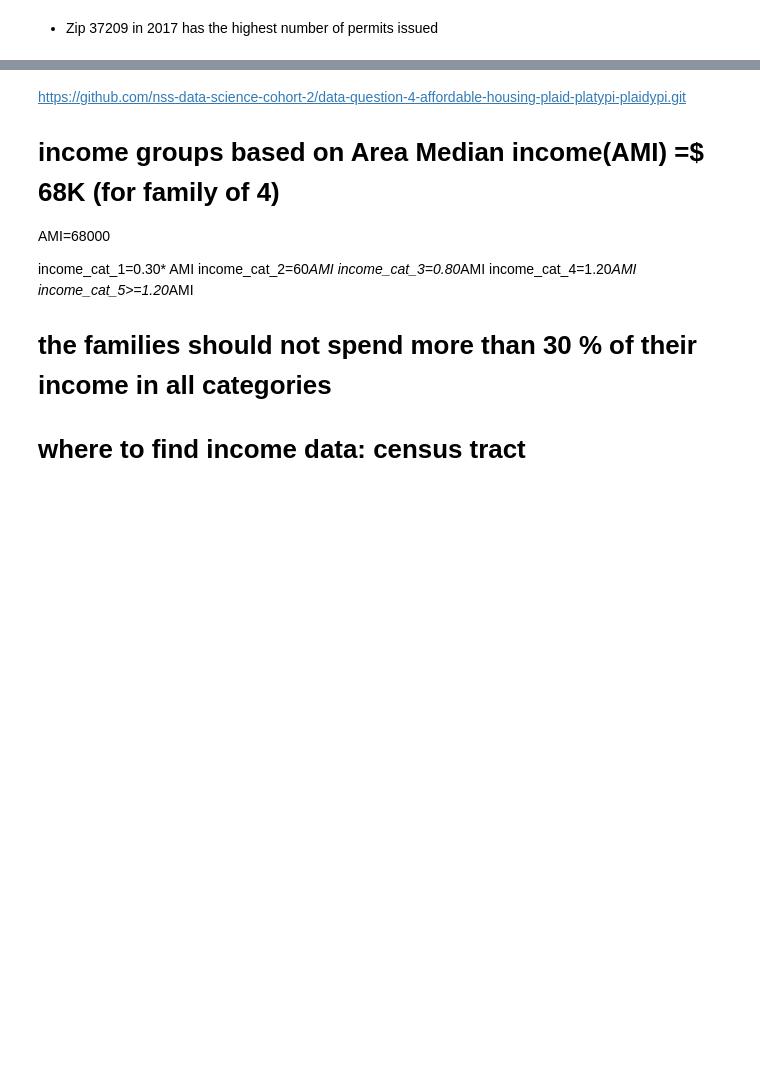
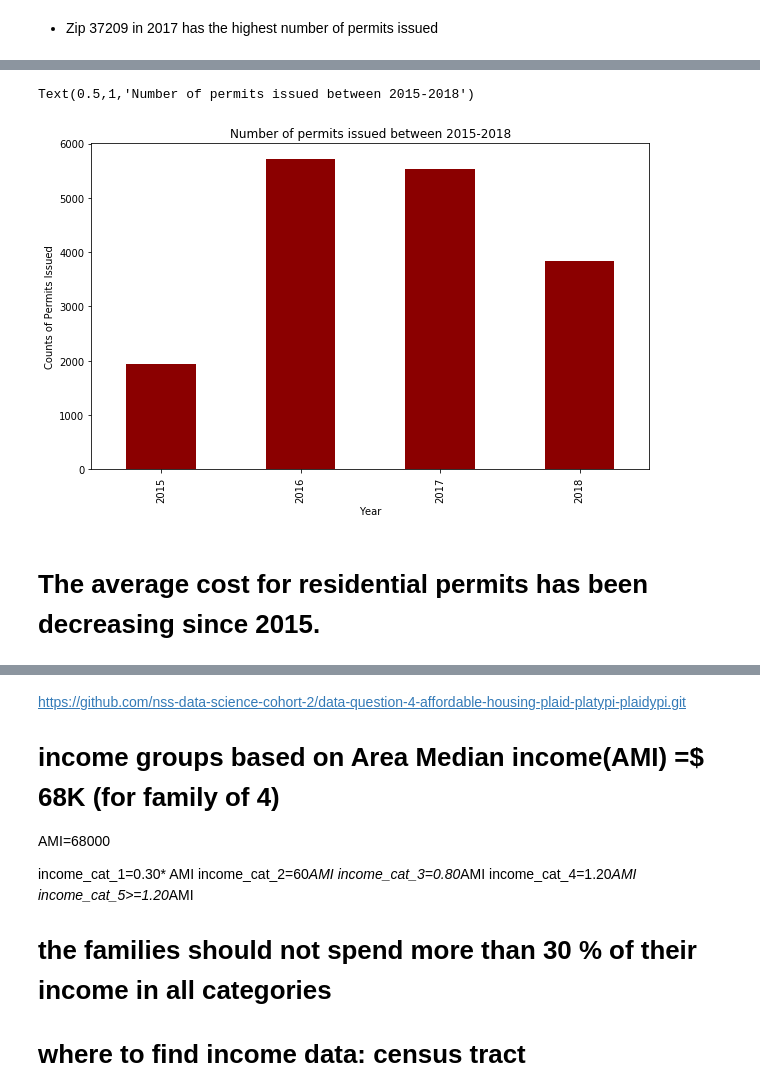
Before and after one commit to asidamo/affordable-housing, a Jupyter notebook: data_question_4.ipynb, the cells around one changed output, grey strips where cells are left out. Saved outputs shown, nothing was run; the diff lists cells and outputs as text; code cells hidden in the pictures; blank space fills up the shorter version.

```diff
--- a/data_question_4.ipynb
+++ b/data_question_4.ipynb
@@ -80,6 +105,12 @@ issued['location']=issued.location.str.replace(')','')
 # %%
 #  split the location column  by comma
 # issued['lat']=issued.location.str.split(',')
+# %%
+# covert Issued date column to datetime format and create a year column from the Issued date
+issued['Issued']=pd.to_datetime(issued.Issued)
+
+# create Year column
+issued['Year']=issued['Issued'].dt.year
 # %%
 # check data type of location column
 issued.location.dtype
@@ -158,0 +350,4 @@ residential=(issued.loc[issued['PermType'].isin(['CARN','CARR'])])
+# %%
+residential_Yearly=residential.loc[:,['Year','PermitNo']]
+# %%
+residential_by_year=residential_Yearly.groupby('Year').count()
@@ -158,0 +364,9 @@ residential=(issued.loc[issued['PermType'].isin(['CARN','CARR'])])
+# %%
+residential_by_year.plot(kind='bar',color='darkred',legend=False)
+plt.ylabel('Counts of Permits Issued')
+plt.title('Number of permits issued between 2015-2018')
+# %% [output]
+Text(0.5,1,'Number of permits issued between 2015-2018')
+[figure, added]
+# %% [markdown]
+# The average cost for residential permits has been decreasing since 2015.
```
Also changed, not shown: parts of 48 cells of this notebook.
